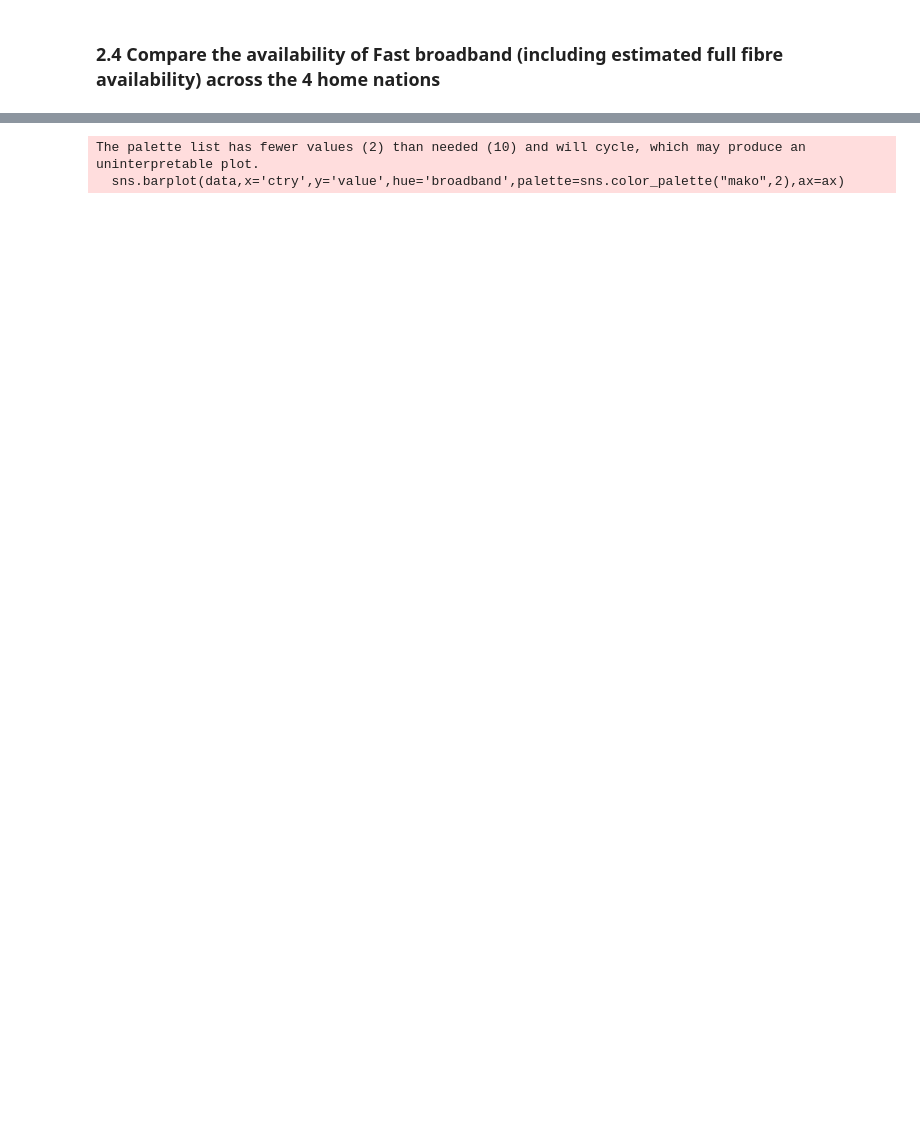
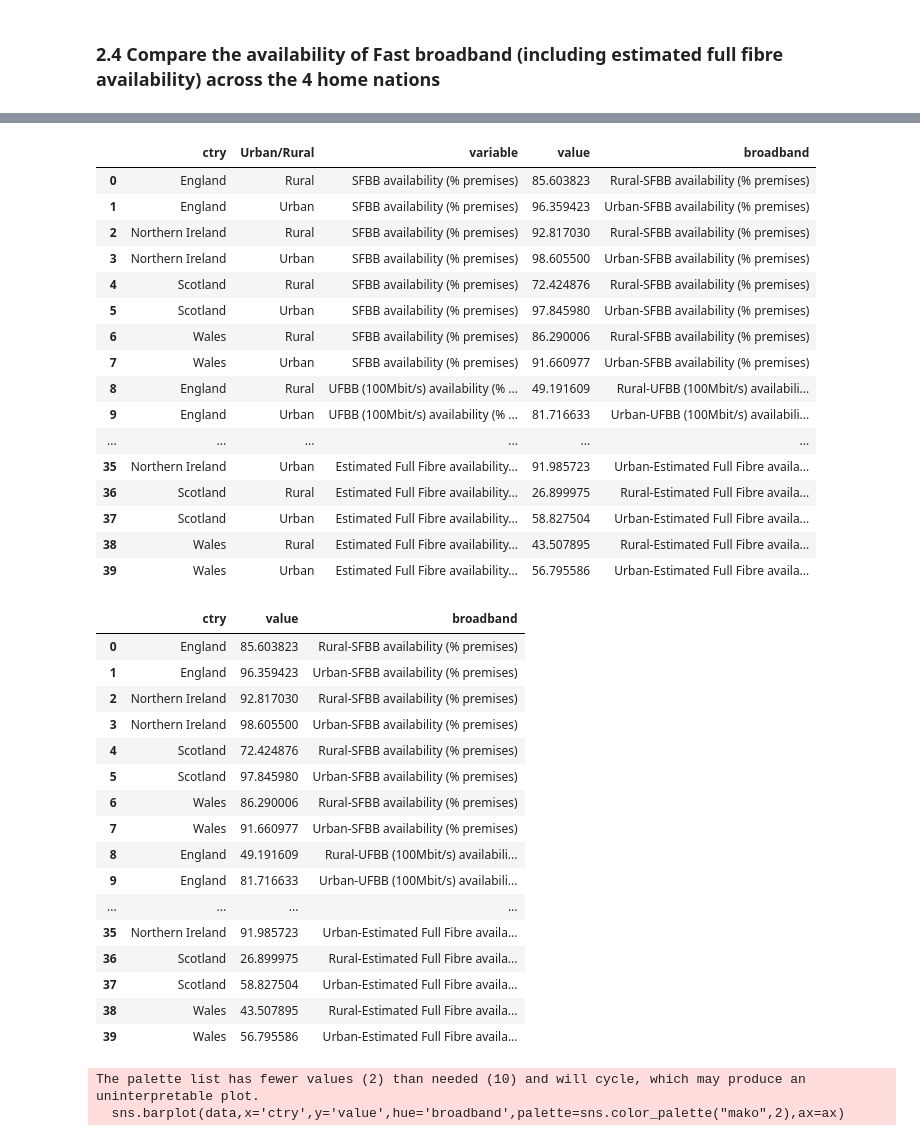
Before and after one commit to yuliiabosher/Fiber-optic-project, a Jupyter notebook: ColabNotebooks/PostcodeLevelFibreDataAnalysis.ipynb, the cells around one changed output, grey strips where cells are left out. Drawn from its saved outputs; the diff is of its cells as text; code cells hidden in the pictures; blank space fills up the shorter version.

```diff
--- a/ColabNotebooks/PostcodeLevelFibreDataAnalysis.ipynb
+++ b/ColabNotebooks/PostcodeLevelFibreDataAnalysis.ipynb
@@ -545,17 +612,17 @@ columns_fast_broadband_nations=['ctry',
 dfCountryFastBroadbandData=dfCombinedONSOFCOMData[columns_fast_broadband_nations]
 dfMeanCountryFastBroadbandData=dfCountryFastBroadbandData.groupby(["ctry","Urban/Rural"]).mean()
 
-#display(dfMeanCountryFastBroadbandData)
+display(dfMeanCountryFastBroadbandData)
 dfMeanCountryFastBroadbandData["Urban/Rural"]=["Rural","Urban","Rural","Urban","Rural","Urban","Rural","Urban"]
 dfMeanCountryFastBroadbandData["ctry"]=["England","England","Northern Ireland","Northern Ireland","Scotland","Scotland","Wales","Wales"]
 
-#display(dfMeanCountryFastBroadbandData)
+display(dfMeanCountryFastBroadbandData)
 meltedData=dfMeanCountryFastBroadbandData.melt(id_vars=["ctry","Urban/Rural"],value_vars=columns_fast_broadband)
 
 meltedData["broadband"] = meltedData[['Urban/Rural', 'variable']].agg('-'.join, axis=1)
-#display(meltedData)
+display(meltedData)
 meltedData=meltedData.drop(columns=["Urban/Rural","variable"])
-#display(meltedData)
+display(meltedData)
 
 def show_graph(rural_urban_selection, data):
  # data=data[data["Urban/Rural"]==rural_urban_selection]
@@ -574,3 +661,37 @@ show_graph("Urban",meltedData)
+|  | ctry | Urban/Rural | variable | value | broadband |
+| 0 | England | Rural | SFBB availability (% premises) | 85.603823 | Rural-SFBB availability (% premises) |
+| 1 | England | Urban | SFBB availability (% premises) | 96.359423 | Urban-SFBB availability (% premises) |
+| 2 | Northern Ireland | Rural | SFBB availability (% premises) | 92.817030 | Rural-SFBB availability (% premises) |
+| 3 | Northern Ireland | Urban | SFBB availability (% premises) | 98.605500 | Urban-SFBB availability (% premises) |
+| 4 | Scotland | Rural | SFBB availability (% premises) | 72.424876 | Rural-SFBB availability (% premises) |
+| 5 | Scotland | Urban | SFBB availability (% premises) | 97.845980 | Urban-SFBB availability (% premises) |
+| 6 | Wales | Rural | SFBB availability (% premises) | 86.290006 | Rural-SFBB availability (% premises) |
+| 7 | Wales | Urban | SFBB availability (% premises) | 91.660977 | Urban-SFBB availability (% premises) |
+| 8 | England | Rural | UFBB (100Mbit/s) availability (% ... | 49.191609 | Rural-UFBB (100Mbit/s) availabili... |
+| 9 | England | Urban | UFBB (100Mbit/s) availability (% ... | 81.716633 | Urban-UFBB (100Mbit/s) availabili... |
+| ... | ... | ... | ... | ... | ... |
+| 35 | Northern Ireland | Urban | Estimated Full Fibre availability... | 91.985723 | Urban-Estimated Full Fibre availa... |
+| 36 | Scotland | Rural | Estimated Full Fibre availability... | 26.899975 | Rural-Estimated Full Fibre availa... |
+| 37 | Scotland | Urban | Estimated Full Fibre availability... | 58.827504 | Urban-Estimated Full Fibre availa... |
+| 38 | Wales | Rural | Estimated Full Fibre availability... | 43.507895 | Rural-Estimated Full Fibre availa... |
+| 39 | Wales | Urban | Estimated Full Fibre availability... | 56.795586 | Urban-Estimated Full Fibre availa... |
+|  | ctry | value | broadband |
+| 0 | England | 85.603823 | Rural-SFBB availability (% premises) |
+| 1 | England | 96.359423 | Urban-SFBB availability (% premises) |
+| 2 | Northern Ireland | 92.817030 | Rural-SFBB availability (% premises) |
+| 3 | Northern Ireland | 98.605500 | Urban-SFBB availability (% premises) |
+| 4 | Scotland | 72.424876 | Rural-SFBB availability (% premises) |
+| 5 | Scotland | 97.845980 | Urban-SFBB availability (% premises) |
+| 6 | Wales | 86.290006 | Rural-SFBB availability (% premises) |
+| 7 | Wales | 91.660977 | Urban-SFBB availability (% premises) |
+| 8 | England | 49.191609 | Rural-UFBB (100Mbit/s) availabili... |
+| 9 | England | 81.716633 | Urban-UFBB (100Mbit/s) availabili... |
+| ... | ... | ... | ... |
+| 35 | Northern Ireland | 91.985723 | Urban-Estimated Full Fibre availa... |
+| 36 | Scotland | 26.899975 | Rural-Estimated Full Fibre availa... |
+| 37 | Scotland | 58.827504 | Urban-Estimated Full Fibre availa... |
+| 38 | Wales | 43.507895 | Rural-Estimated Full Fibre availa... |
+| 39 | Wales | 56.795586 | Urban-Estimated Full Fibre availa... |
 The palette list has fewer values (2) than needed (10) and will cycle, which may produce an uninterpretable plot.
   sns.barplot(data,x='ctry',y='value',hue='broadband',palette=sns.color_palette("mako",2),ax=ax)
 [figure]
```
Also changed, not shown: parts of 7 cells of this notebook.
